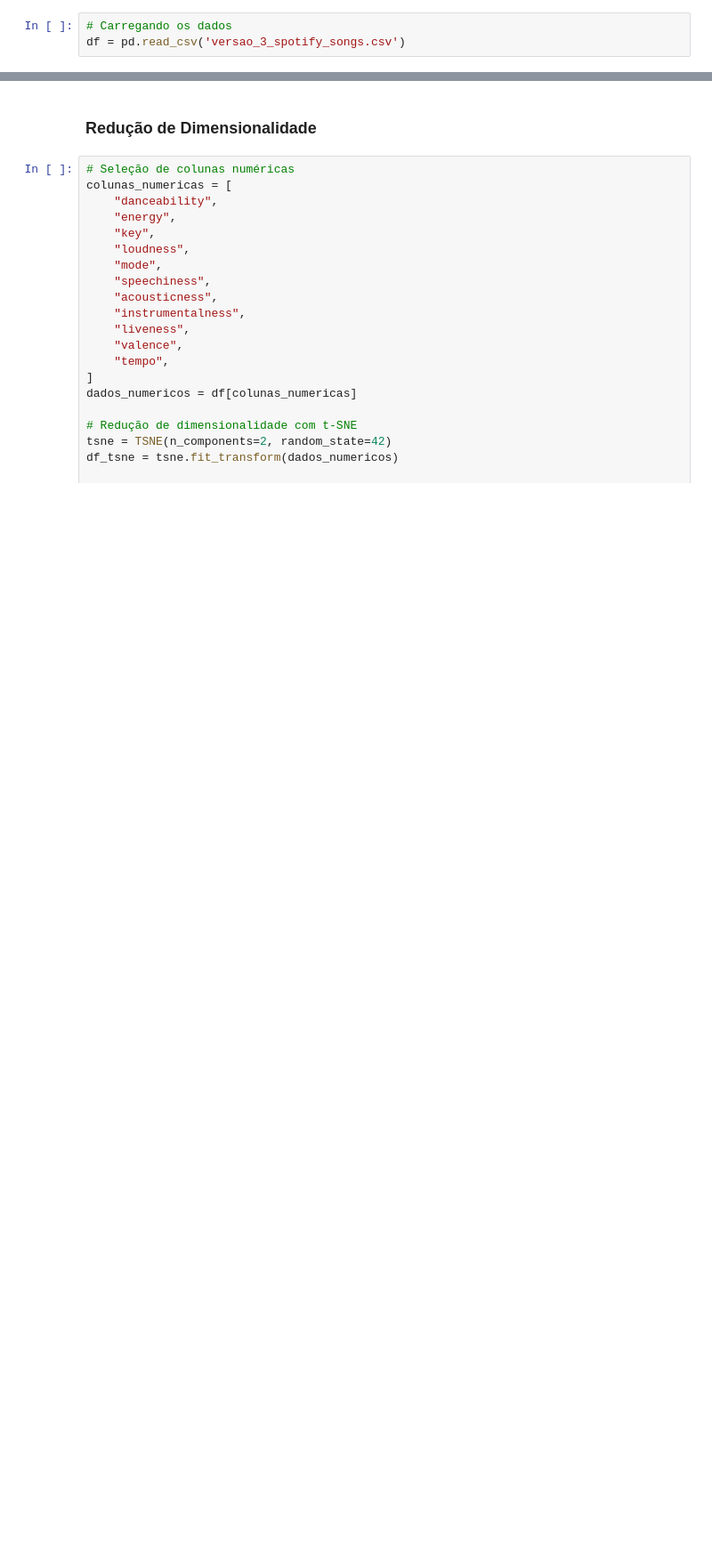
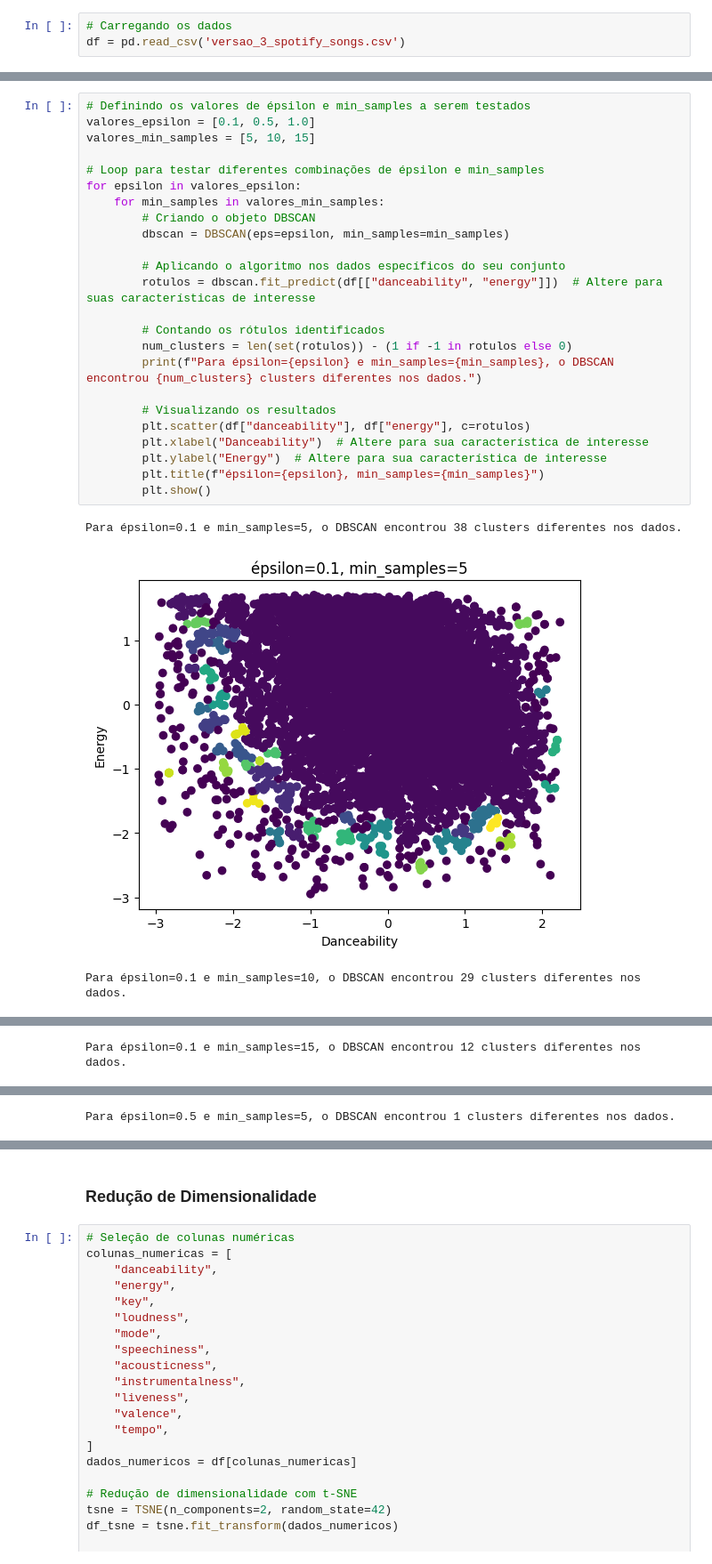
Before and after one commit to claraferreirabatista/30000-spotify-songs-machine-learning-popularidade, a Jupyter notebook: 6_DBSCAN.ipynb, the cells around one changed output, grey strips where cells are left out. Shown at 89% size. Drawn from its saved outputs; the diff is of its cells as text; blank space fills up the shorter version.

```diff
--- a/6_DBSCAN.ipynb
+++ b/6_DBSCAN.ipynb
@@ -17,0 +28,28 @@ df = pd.read_csv('versao_3_spotify_songs.csv')
+# %%
+# Definindo os valores de épsilon e min_samples a serem testados
+valores_epsilon = [0.1, 0.5, 1.0]
+valores_min_samples = [5, 10, 15]
+
+# Loop para testar diferentes combinações de épsilon e min_samples
+for epsilon in valores_epsilon:
+    for min_samples in valores_min_samples:
+        # Criando o objeto DBSCAN
+        dbscan = DBSCAN(eps=epsilon, min_samples=min_samples)
+
+        # Aplicando o algoritmo nos dados específicos do seu conjunto
+        rotulos = dbscan.fit_predict(df[["danceability", "energy"]])  # Altere para suas características de interesse
+
+        # Contando os rótulos identificados
+        num_clusters = len(set(rotulos)) - (1 if -1 in rotulos else 0)
+        print(f"Para épsilon={epsilon} e min_samples={min_samples}, o DBSCAN encontrou {num_clusters} clusters diferentes nos dados.")
+
+        # Visualizando os resultados
+        plt.scatter(df["danceability"], df["energy"], c=rotulos)
+        plt.xlabel("Danceability")  # Altere para sua característica de interesse
+        plt.ylabel("Energy")  # Altere para sua característica de interesse
+        plt.title(f"épsilon={epsilon}, min_samples={min_samples}")
+        plt.show()
+# %% [output]
+Para épsilon=0.1 e min_samples=5, o DBSCAN encontrou 38 clusters diferentes nos dados.
+[figure, added]
+Para épsilon=0.1 e min_samples=10, o DBSCAN encontrou 29 clusters diferentes nos dados.
@@ -17,0 +57 @@ df = pd.read_csv('versao_3_spotify_songs.csv')
+Para épsilon=0.1 e min_samples=15, o DBSCAN encontrou 12 clusters diferentes nos dados.
@@ -17,0 +59 @@ df = pd.read_csv('versao_3_spotify_songs.csv')
+Para épsilon=0.5 e min_samples=5, o DBSCAN encontrou 1 clusters diferentes nos dados.
```
Also changed, not shown: parts of 28 cells of this notebook.
